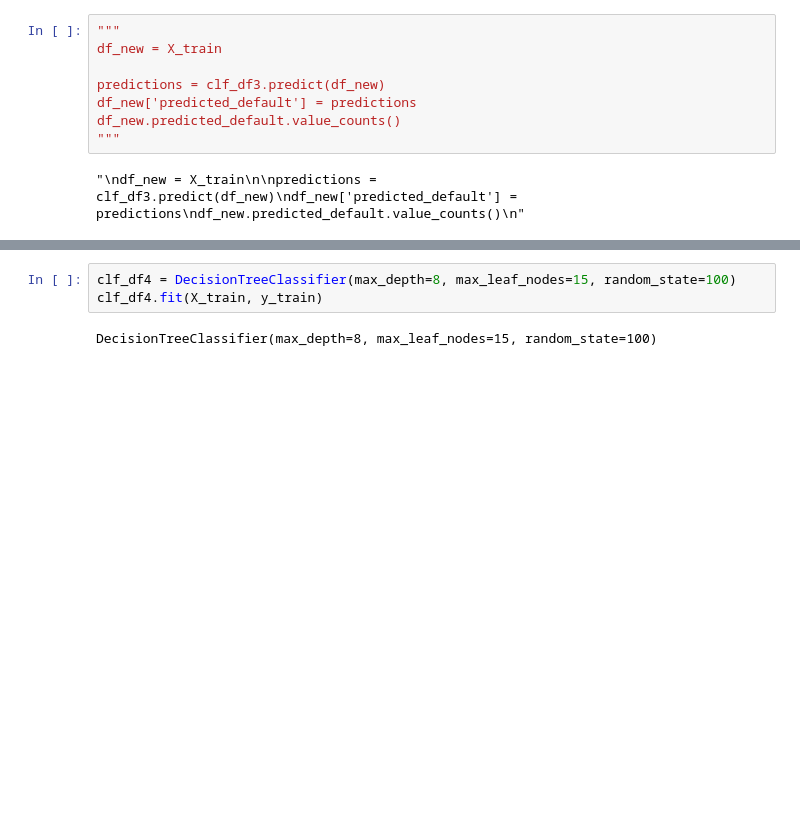
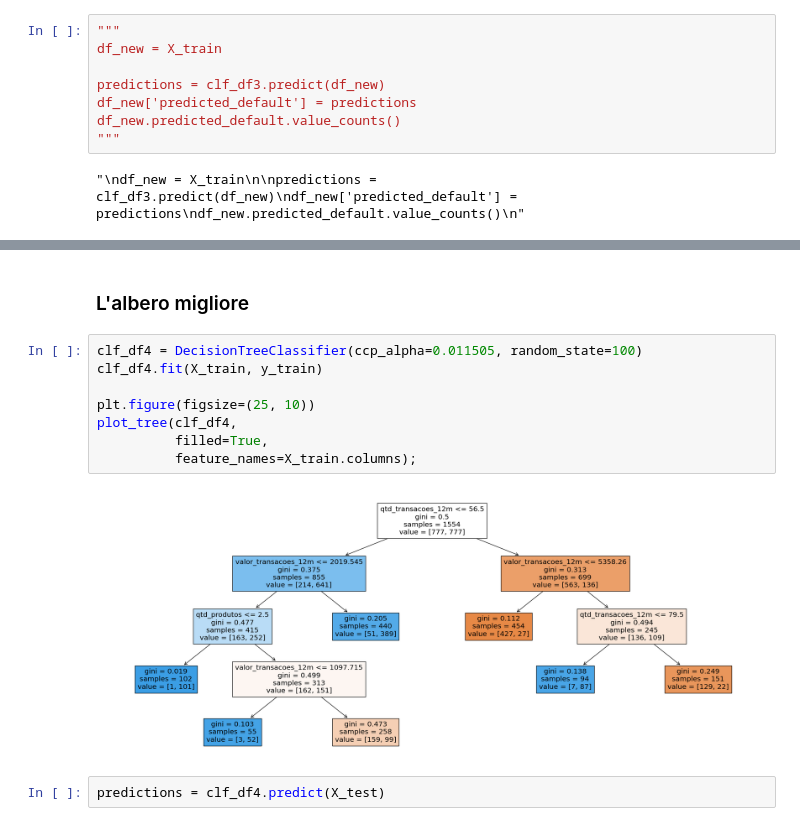
Before and after one commit to enzoschitini/repository-data-science-library, a Jupyter notebook: Data Science/EBAC Decision Tree Classifier/ml_model.ipynb, the cells around one changed output, grey strips where cells are left out. Cells and saved outputs as stored; diff of their text form; blank space fills up the shorter version.

```diff
--- a/Data Science/EBAC Decision Tree Classifier/ml_model.ipynb
+++ b/Data Science/EBAC Decision Tree Classifier/ml_model.ipynb
@@ -235,5 +275,14 @@ df_new.predicted_default.value_counts()
+# %% [markdown]
+### L'albero migliore
 # %%
-clf_df4 = DecisionTreeClassifier(max_depth=8, max_leaf_nodes=15, random_state=100)
+clf_df4 = DecisionTreeClassifier(ccp_alpha=0.011505, random_state=100)
 clf_df4.fit(X_train, y_train)
+
+plt.figure(figsize=(25, 10))
+plot_tree(clf_df4,
+          filled=True,
+          feature_names=X_train.columns);
 # %% [output]
-DecisionTreeClassifier(max_depth=8, max_leaf_nodes=15, random_state=100)
+[figure, added]
+# %%
+predictions = clf_df4.predict(X_test)
```
Also changed, not shown: parts of 25 cells of this notebook.
